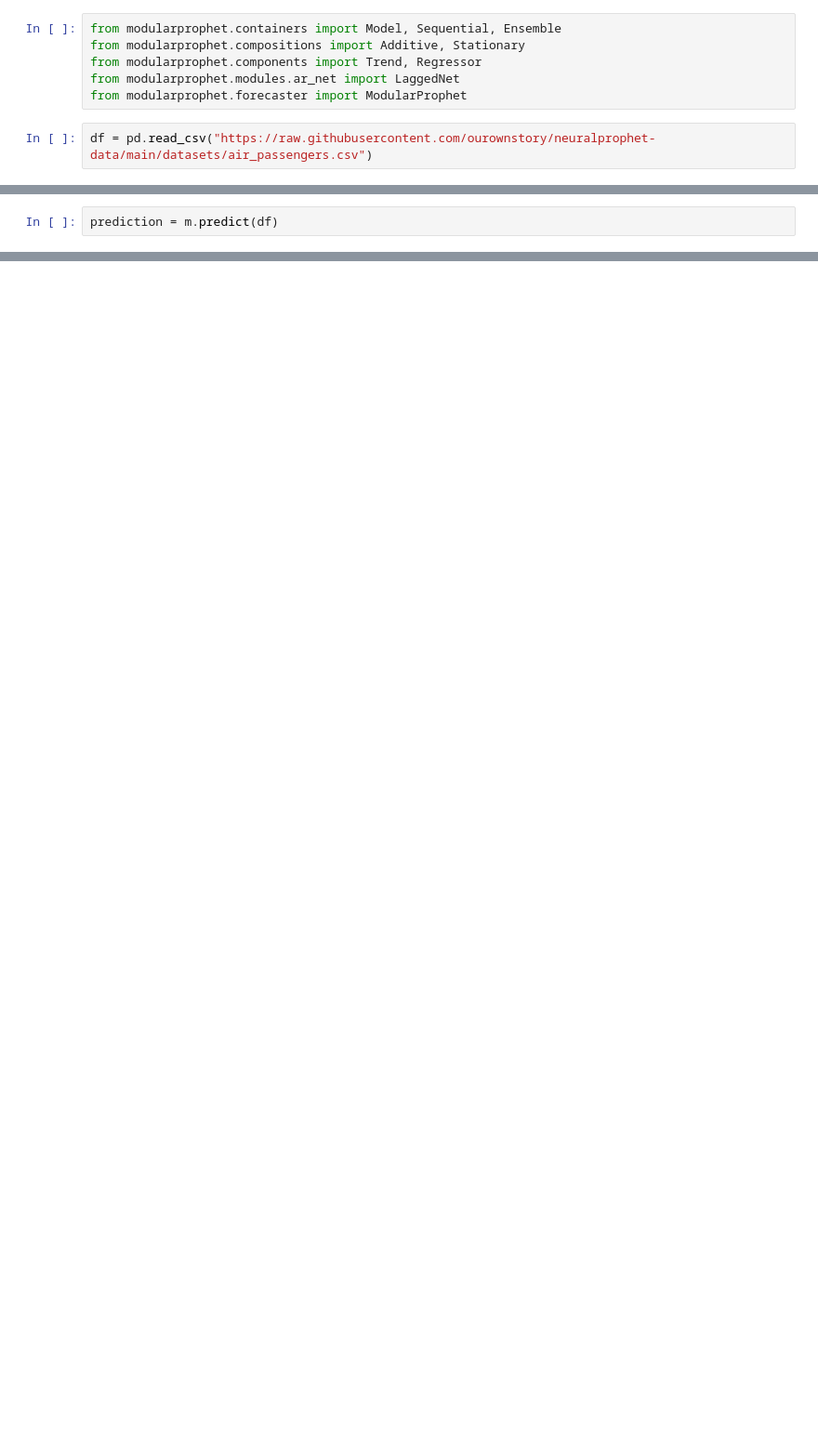
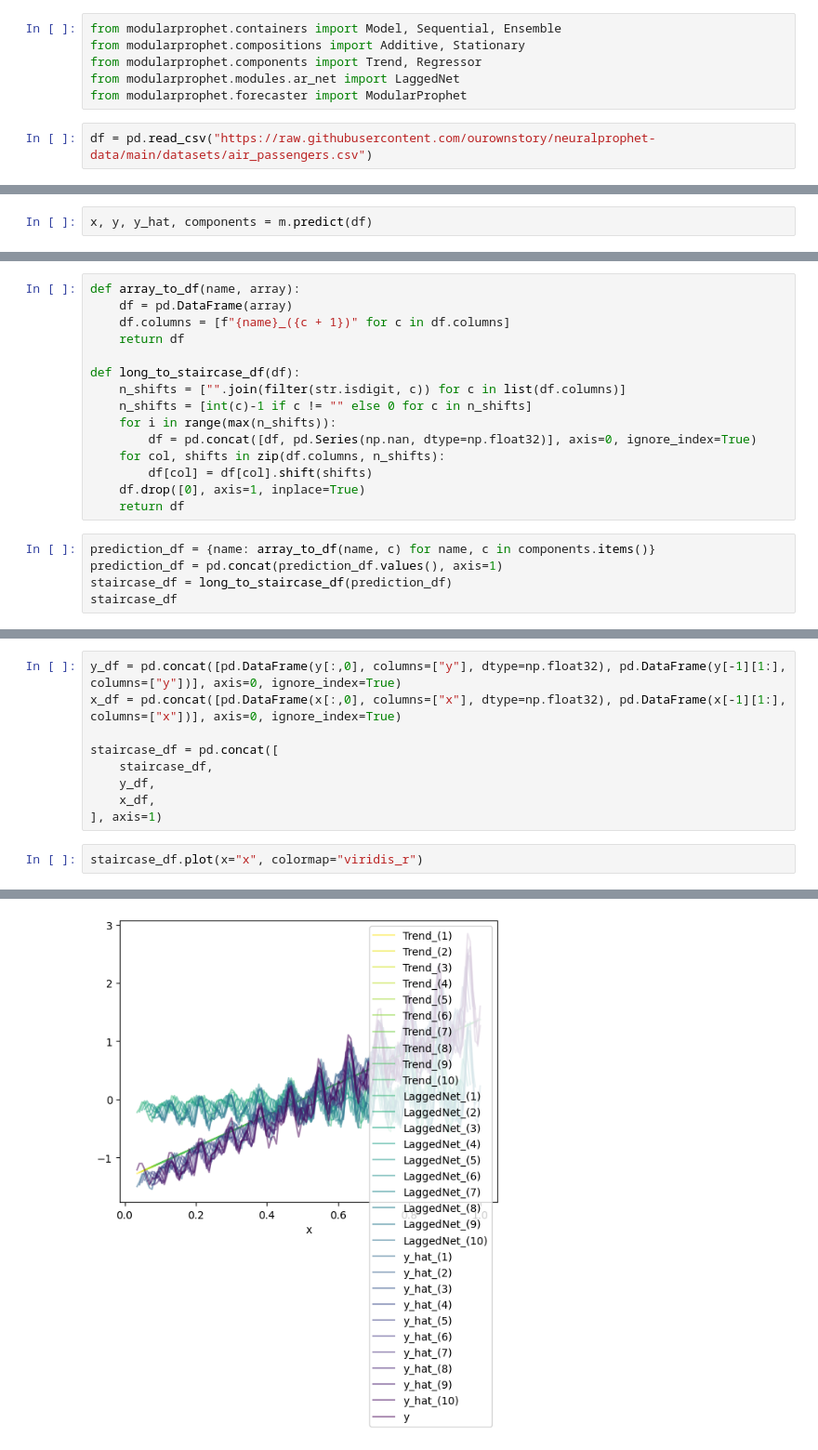
Before and after one commit to karl-richter/ModularProphet, a Jupyter notebook: forecaster.ipynb, the cells around one changed output, grey strips where cells are left out. Shown: that part at 93% size. Saved outputs shown, nothing was run; the diff lists cells and outputs as text; blank space fills up the shorter version.

```diff
--- a/forecaster.ipynb
+++ b/forecaster.ipynb
@@ -67,2 +64,2 @@ list(m.model.parameters())
 # %%
-prediction = m.predict(df)
+x, y, y_hat, components = m.predict(df)
@@ -73,0 +68,20 @@ prediction.plot(x="x", y=[c for c in prediction.columns if c != "x"])
+# %%
+def array_to_df(name, array):
+    df = pd.DataFrame(array)
+    df.columns = [f"{name}_({c + 1})" for c in df.columns]
+    return df
+
+def long_to_staircase_df(df):
+    n_shifts = ["".join(filter(str.isdigit, c)) for c in list(df.columns)]
+    n_shifts = [int(c)-1 if c != "" else 0 for c in n_shifts]
+    for i in range(max(n_shifts)):
+        df = pd.concat([df, pd.Series(np.nan, dtype=np.float32)], axis=0, ignore_index=True)
+    for col, shifts in zip(df.columns, n_shifts):
+        df[col] = df[col].shift(shifts)
+    df.drop([0], axis=1, inplace=True)
+    return df
+# %%
+prediction_df = {name: array_to_df(name, c) for name, c in components.items()}
+prediction_df = pd.concat(prediction_df.values(), axis=1)
+staircase_df = long_to_staircase_df(prediction_df)
+staircase_df
@@ -73,0 +102,12 @@ prediction.plot(x="x", y=[c for c in prediction.columns if c != "x"])
+# %%
+y_df = pd.concat([pd.DataFrame(y[:,0], columns=["y"], dtype=np.float32), pd.DataFrame(y[-1][1:], columns=["y"])], axis=0, ignore_index=True)
+x_df = pd.concat([pd.DataFrame(x[:,0], columns=["x"], dtype=np.float32), pd.DataFrame(x[-1][1:], columns=["x"])], axis=0, ignore_index=True)
+
+staircase_df = pd.concat([
+    staircase_df,
+    y_df,
+    x_df,
+], axis=1)
+# %%
+staircase_df.plot(x="x", colormap="viridis_r")
+# %% [output]
@@ -73,0 +115 @@ prediction.plot(x="x", y=[c for c in prediction.columns if c != "x"])
+[figure, added]
```
Also changed, not shown: parts of 11 cells of this notebook, 1 other file.
